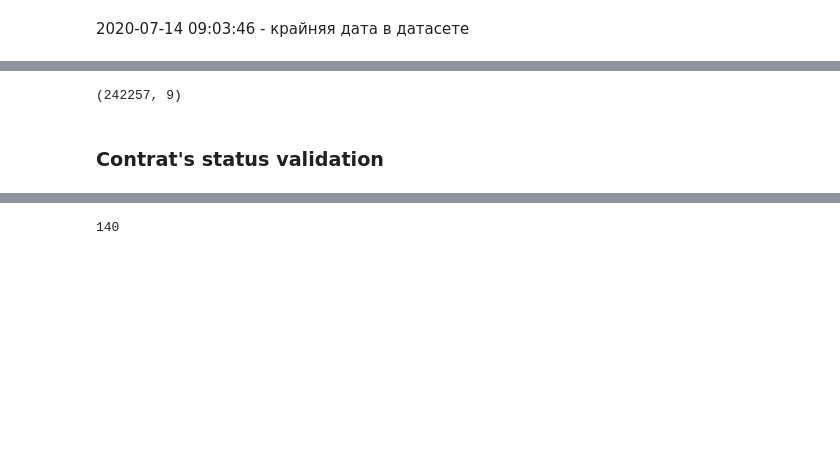
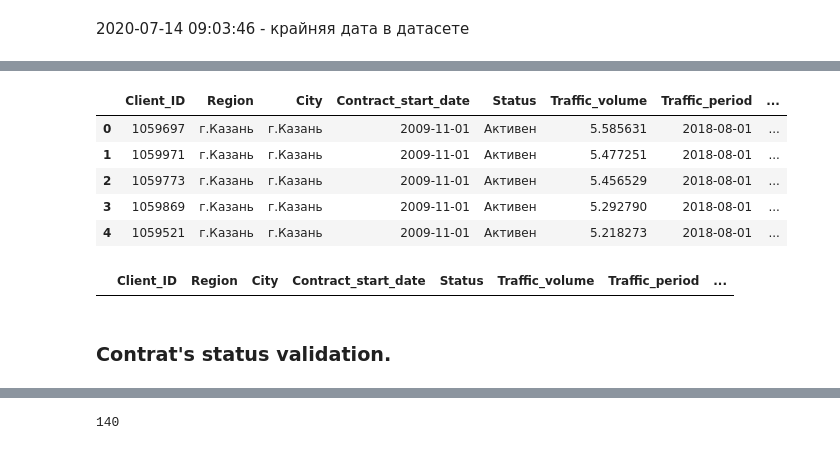
Before and after one commit to GoryachevDaniil/Analysis_of_internet_service_users, a Jupyter notebook: Tattelecom_test.ipynb, the cells around one changed output, grey strips where cells are left out. Drawn from its saved outputs; the diff is of its cells as text; code cells hidden in the pictures; blank space fills up the shorter version.

```diff
--- a/Tattelecom_test.ipynb
+++ b/Tattelecom_test.ipynb
@@ -169,4 +185,9 @@ df.drop('check_traffic' , axis=1, inplace=True)
 # %%
-df.shape
+df.head()
 # %% [output]
-(242257, 9)
+|  | Client_ID | Region | City | Contract_start_date | Status | Traffic_volume | Traffic_period | ... |
+| 0 | 1059697 | г.Казань | г.Казань | 2009-11-01 | Активен | 5.585631 | 2018-08-01 | ... |
+| 1 | 1059971 | г.Казань | г.Казань | 2009-11-01 | Активен | 5.477251 | 2018-08-01 | ... |
+| 2 | 1059773 | г.Казань | г.Казань | 2009-11-01 | Активен | 5.456529 | 2018-08-01 | ... |
+| 3 | 1059869 | г.Казань | г.Казань | 2009-11-01 | Активен | 5.292790 | 2018-08-01 | ... |
+| 4 | 1059521 | г.Казань | г.Казань | 2009-11-01 | Активен | 5.218273 | 2018-08-01 | ... |
@@ -173,5 +196,9 @@ df.shape
+# %%
+df[df['check_traffic'] == True]
+# %% [output]
+|  | Client_ID | Region | City | Contract_start_date | Status | Traffic_volume | Traffic_period | ... |
 # %% [markdown]
-### Contrat's status validation
+### Contrat's status validation.
 # %%
 df[(df['Status'] == 'Закрыт') & (df['Contract_end_date'].isna() == True)].count()
 # %% [output]
```
Also changed, not shown: parts of 25 cells of this notebook.
